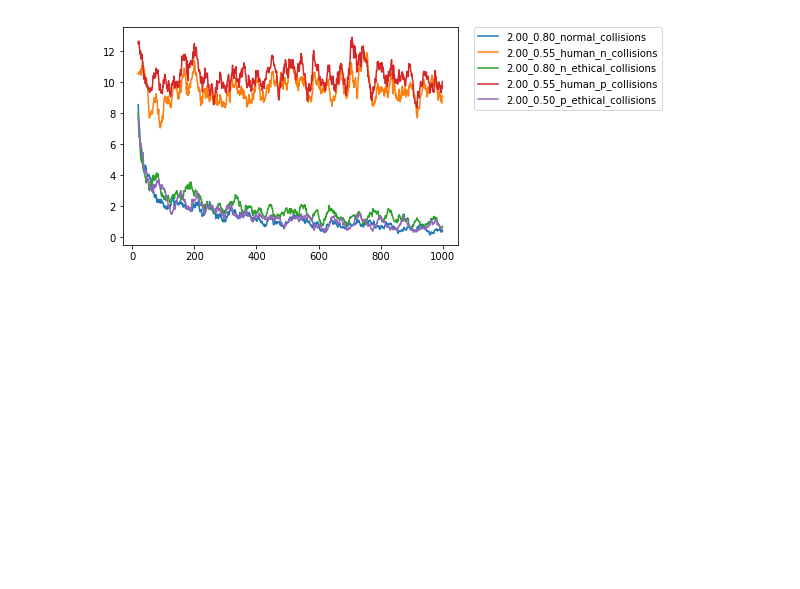
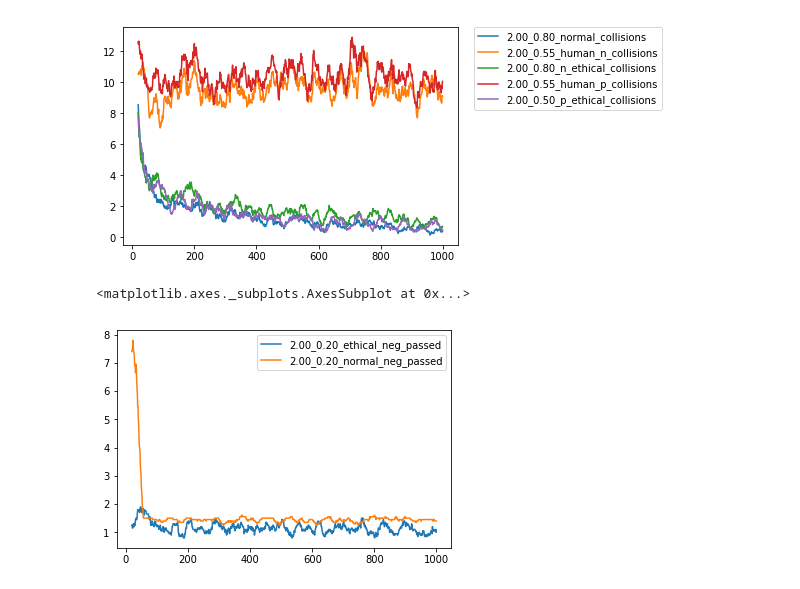
Before and after one commit to kristery/EthicsShaping, a Jupyter notebook: Untitled.ipynb, the cells around one changed output. Saved outputs shown, nothing was run; the diff lists cells and outputs as text; code cells hidden in the pictures; blank space fills up the shorter version.

```diff
--- a/Untitled.ipynb
+++ b/Untitled.ipynb
@@ -86,3 +86,25 @@ plt.legend(bbox_to_anchor=(1.05, 1), loc=2, borderaxespad=0.)
 # %% [output]
 <matplotlib.legend.Legend at 0x...>
 [figure]
+# %%
+import pandas as pd
+import matplotlib.pyplot as plt
+import seaborn as sns
+interval = 20
+folder = './Milk/record/'
+colors = sns.color_palette("hls", 8)
+
+f0 = '2.00_0.20_ethical_neg_passed'
+df0 = pd.read_csv(folder+f0+'.csv')
+df0.columns = [f0]
+f1 = '2.00_0.20_normal_neg_passed'
+df1 = pd.read_csv(folder+f1+'.csv')
+df1.columns = [f1]
+
+df = pd.concat([df0, df1], axis=1)
+mean = df.rolling(interval).mean()
+mean.plot()
+#plt.legend(bbox_to_anchor=(1.05, 1), loc=2, borderaxespad=0.)
+# %% [output]
+<matplotlib.axes._subplots.AxesSubplot at 0x...>
+[figure, added]
```
Also changed, not shown: parts of 3 cells of this notebook, 9 other files.
